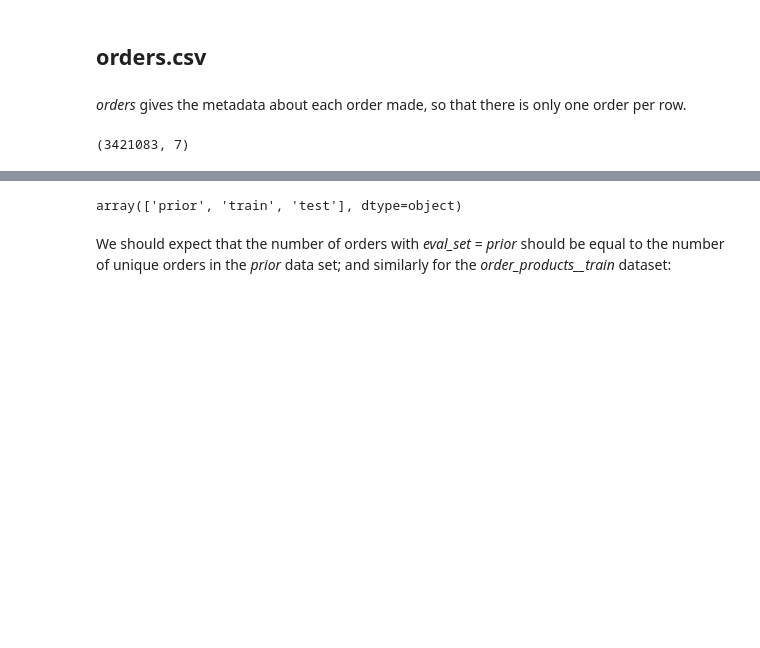
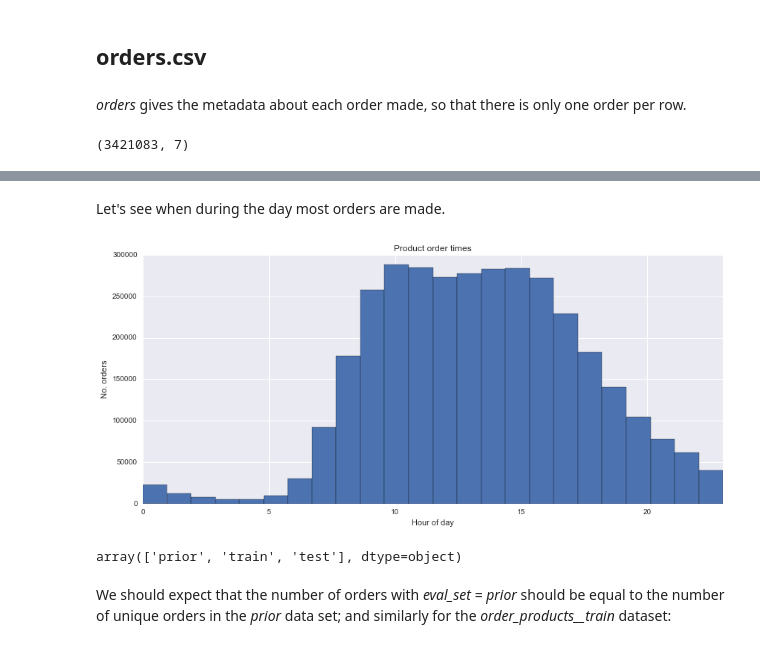
Before and after one commit to Harikant1707/kaggle_instacart, a Jupyter notebook: data_exploration.ipynb, the cells around one changed output, grey strips where cells are left out. Saved outputs shown, nothing was run; the diff lists cells and outputs as text; code cells hidden in the pictures; blank space fills up the shorter version.

Commit message:
hour of day histogram

```diff
--- a/data_exploration.ipynb
+++ b/data_exploration.ipynb
@@ -357,6 +357,20 @@ orders.head()
 | 2 | 473747 | 1 | prior | 3 | 3 | 12 | 21.0 |
 | 3 | 2254736 | 1 | prior | 4 | 4 | 7 | 29.0 |
 | 4 | 431534 | 1 | prior | 5 | 4 | 15 | 28.0 |
+# %% [markdown]
+Let's see when during the day most orders are made.
+# %%
+# Plot the order hour of day
+plt.figure(num=5,figsize=(14,6))
+plt.hist(orders['order_hour_of_day'],bins=24)
+plt.xlabel('Hour of day')
+plt.ylabel('No. orders')
+plt.title('Product order times')
+plt.ticklabel_format(style='plain')
+plt.xlim(0,23)
+plt.show()
+# %% [output]
+[figure, added]
 # %%
 orders['eval_set'].unique()
 # %% [output]
```
